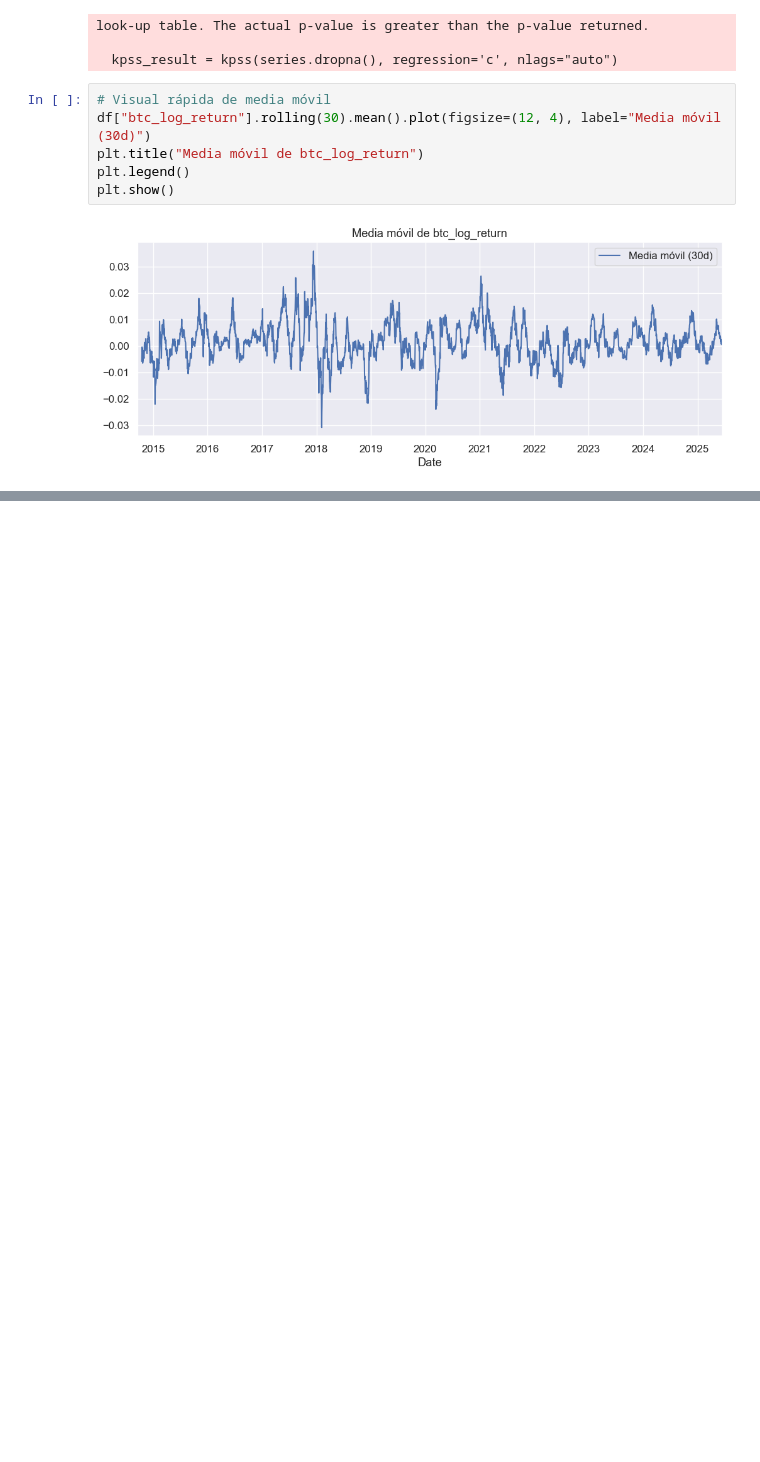
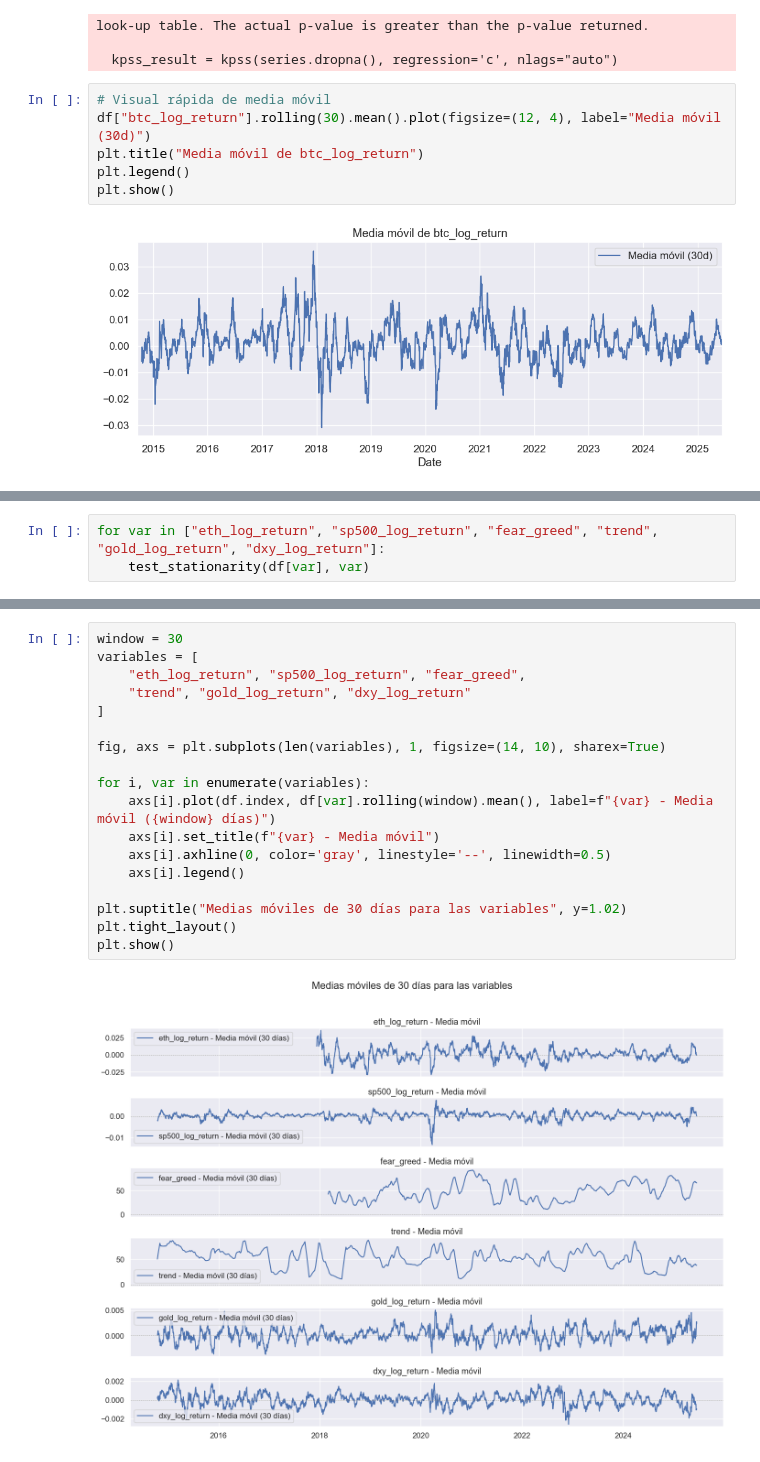
Before and after one commit to claudiobarril/tp_ast1_19co2024, a Jupyter notebook: notebooks/3_exploratory_analysis.ipynb, the cells around one changed output, grey strips where cells are left out. Saved outputs shown, nothing was run; the diff lists cells and outputs as text; blank space fills up the shorter version.

```diff
--- a/notebooks/3_exploratory_analysis.ipynb
+++ b/notebooks/3_exploratory_analysis.ipynb
@@ -90,0 +158,3 @@ plt.show()
+# %%
+for var in ["eth_log_return", "sp500_log_return", "fear_greed", "trend", "gold_log_return", "dxy_log_return"]:
+    test_stationarity(df[var], var)
@@ -90,0 +214,20 @@ plt.show()
+# %%
+window = 30
+variables = [
+    "eth_log_return", "sp500_log_return", "fear_greed",
+    "trend", "gold_log_return", "dxy_log_return"
+]
+
+fig, axs = plt.subplots(len(variables), 1, figsize=(14, 10), sharex=True)
+
+for i, var in enumerate(variables):
+    axs[i].plot(df.index, df[var].rolling(window).mean(), label=f"{var} - Media móvil ({window} días)")
+    axs[i].set_title(f"{var} - Media móvil")
+    axs[i].axhline(0, color='gray', linestyle='--', linewidth=0.5)
+    axs[i].legend()
+
+plt.suptitle("Medias móviles de 30 días para las variables", y=1.02)
+plt.tight_layout()
+plt.show()
+# %% [output]
+[figure, added]
```
Also changed, not shown: parts of 7 cells of this notebook.
